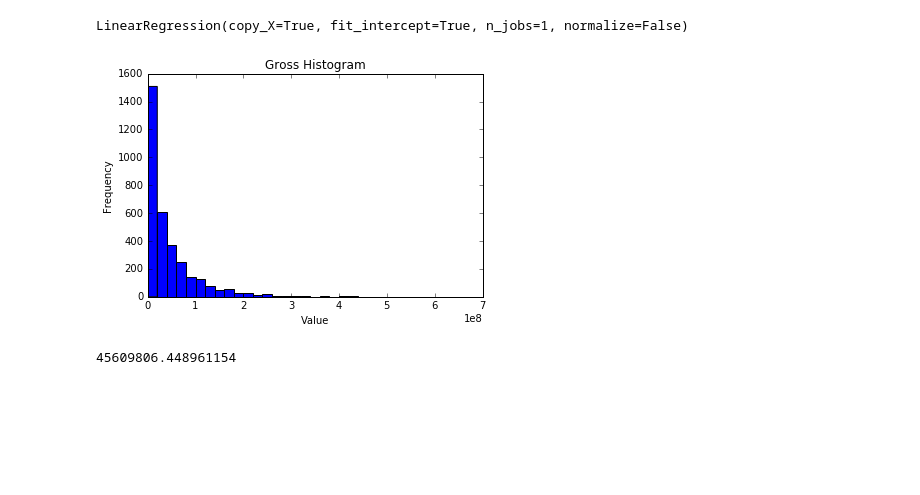
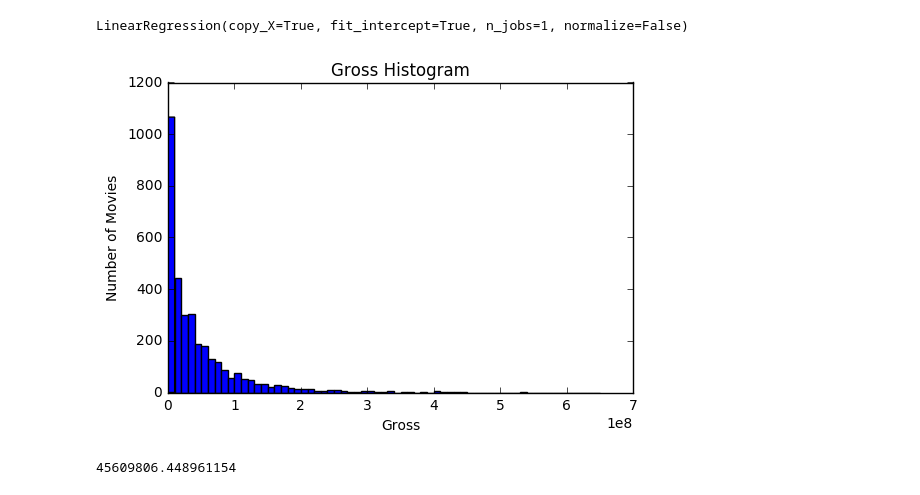
Before and after one commit to Yingjuan/ML-Project, a Jupyter notebook: ML_Project4.ipynb, the cells around one changed output. Saved outputs shown, nothing was run; the diff lists cells and outputs as text; code cells hidden in the pictures; blank space fills up the shorter version.

```diff
--- a/ML_Project4.ipynb
+++ b/ML_Project4.ipynb
@@ -239,13 +239,13 @@ reg.fit(x, y)
 LinearRegression(copy_X=True, fit_intercept=True, n_jobs=1, normalize=False)
 # %%
 #histogram of target
-plt.hist(y, bins=np.arange(min(y),max(y),20000000))
+plt.hist(y, bins=np.arange(min(y),max(y),10000000))
 plt.title('Gross Histogram')
-plt.xlabel('Value')
-plt.ylabel('Frequency')
+plt.xlabel('Gross')
+plt.ylabel('Number of Movies')
 plt.show()
 # %% [output]
-[figure, old version]
+[figure, new version]
 # %%
 #mean of target
 np.mean(y)
```
Also changed, not shown: parts of 4 cells of this notebook.
